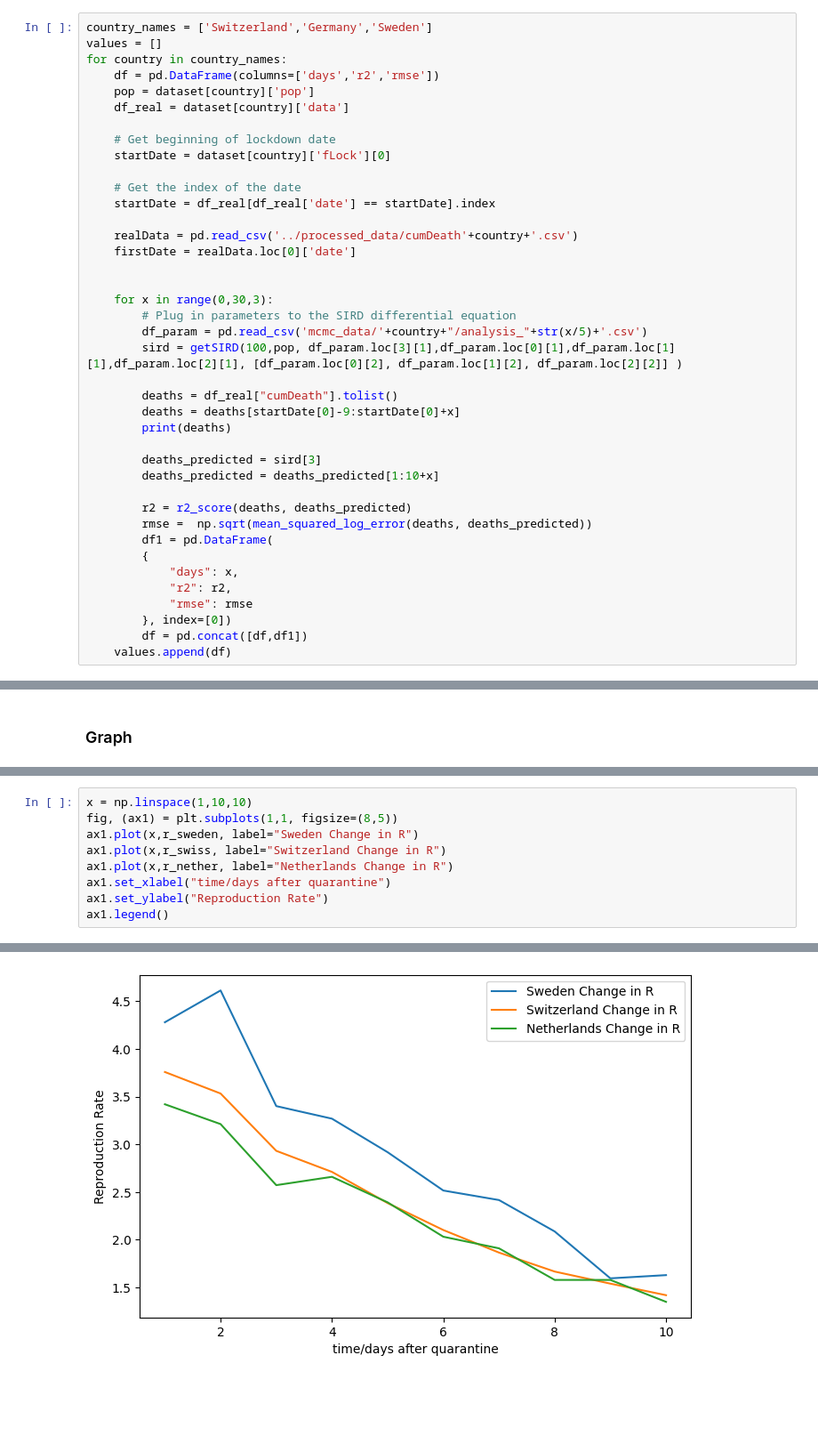
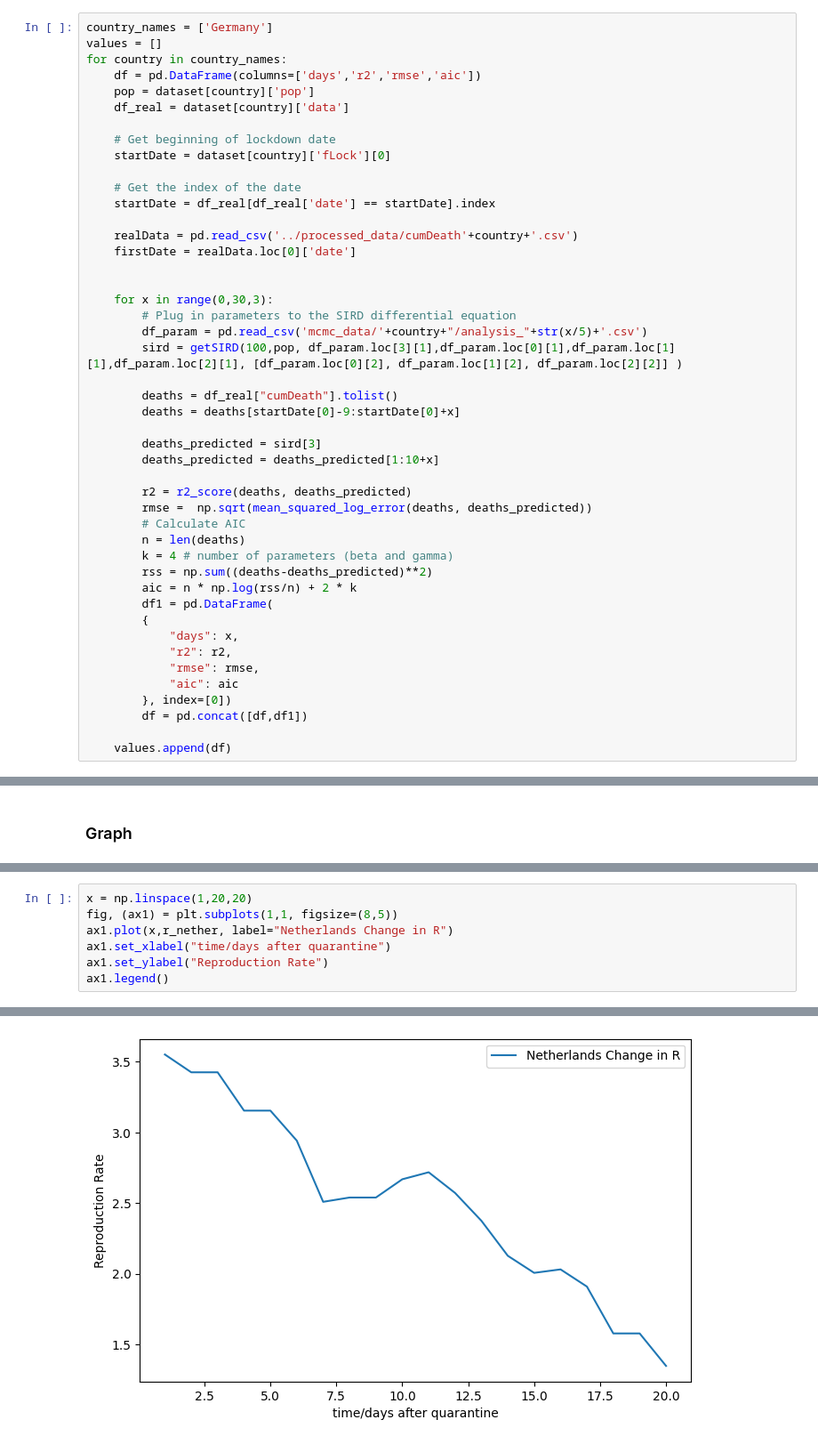
Before and after one commit to zenodea/MCMC_parameter_estimation, a Jupyter notebook: Data Analysis/sweden_analysis.ipynb, the cells around one changed output, grey strips where cells are left out. Shown at 89% size. Drawn from its saved outputs; the diff is of its cells as text; blank space fills up the shorter version.

```diff
--- a/Data Analysis/sweden_analysis.ipynb
+++ b/Data Analysis/sweden_analysis.ipynb
@@ -147,10 +148,10 @@ dataset = {
 # %% [markdown]
 ### R2 and RMSE
 # %%
-country_names = ['Switzerland','Germany','Sweden']
+country_names = ['Germany']
 values = []
 for country in country_names:
-    df = pd.DataFrame(columns=['days','r2','rmse'])
+    df = pd.DataFrame(columns=['days','r2','rmse','aic'])
     pop = dataset[country]['pop']
     df_real = dataset[country]['data']
 
@@ -171,18 +172,24 @@ for country in country_names:
 
         deaths = df_real["cumDeath"].tolist()
         deaths = deaths[startDate[0]-9:startDate[0]+x]
-        print(deaths)
 
         deaths_predicted = sird[3]
         deaths_predicted = deaths_predicted[1:10+x]
 
         r2 = r2_score(deaths, deaths_predicted)
         rmse =  np.sqrt(mean_squared_log_error(deaths, deaths_predicted))
+        # Calculate AIC
+        n = len(deaths)
+        k = 4 # number of parameters (beta and gamma)
+        rss = np.sum((deaths-deaths_predicted)**2)
+        aic = n * np.log(rss/n) + 2 * k
         df1 = pd.DataFrame(
         {
             "days": x,
             "r2": r2,
-            "rmse": rmse
+            "rmse": rmse,
+            "aic": aic
         }, index=[0])
         df = pd.concat([df,df1])
+
     values.append(df)
@@ -351,14 +318,12 @@ mcmc_data/Switzerland/analysis_4.8.csv
 mcmc_data/Switzerland/analysis_5.4.csv
 [figure]
 # %%
-x = np.linspace(1,10,10)
+x = np.linspace(1,20,20)
 fig, (ax1) = plt.subplots(1,1, figsize=(8,5))
-ax1.plot(x,r_sweden, label="Sweden Change in R")
-ax1.plot(x,r_swiss, label="Switzerland Change in R")
 ax1.plot(x,r_nether, label="Netherlands Change in R")
 ax1.set_xlabel("time/days after quarantine")
 ax1.set_ylabel("Reproduction Rate")
 ax1.legend()
 # %% [output]
 <matplotlib.legend.Legend at 0x...>
-[figure, old version]
+[figure, new version]
```
Also changed, not shown: parts of 4 cells of this notebook, 3 other files.
